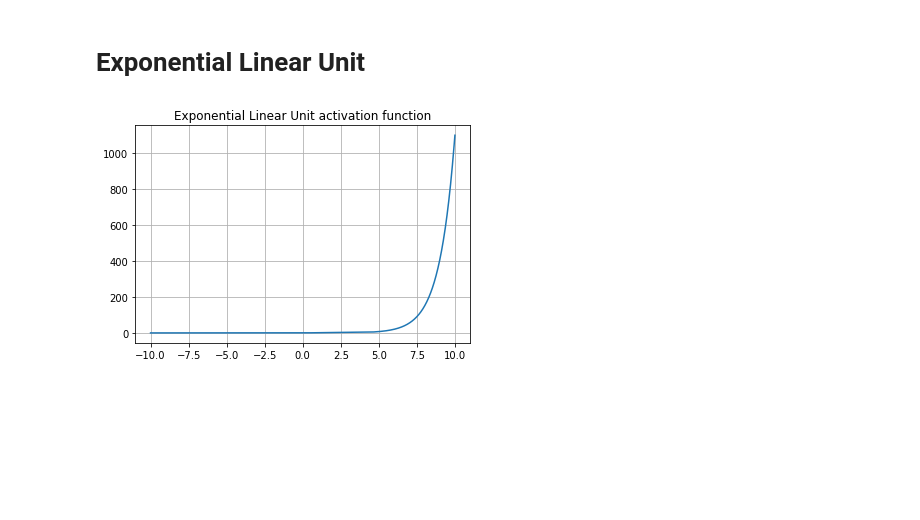
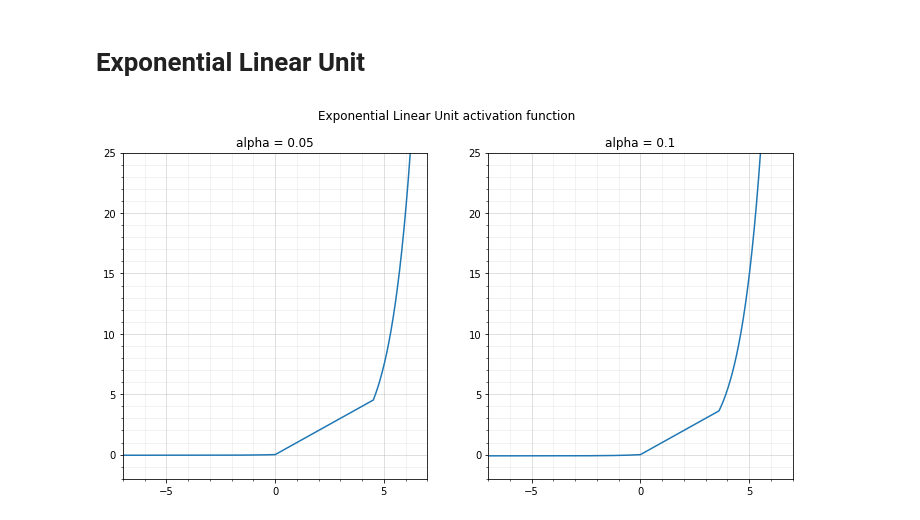
Before and after one commit to Meet-Kalariya/Activation-Function-EXP1, a Jupyter notebook: EXP_1.ipynb, the cells around one changed output. Cells and saved outputs as stored; diff of their text form; code cells hidden in the pictures; blank space fills up the shorter version.

```diff
--- a/EXP_1.ipynb
+++ b/EXP_1.ipynb
@@ -87,18 +91,38 @@ plt.show()
 # %%
 import numpy as np
 import matplotlib
 import matplotlib.pyplot as plt
 %matplotlib inline
 
 
 def elu(z, alpha=0.01):
     return np.maximum(alpha*(np.exp(z)-1), z)
 
 z = np.linspace(-10, 10, 10000)
-plt.plot(z, elu(z, 0.05))
-plt.grid(True)
-plt.title("Exponential Linear Unit activation function")
-#plt.axis([-5, 5, -5, 5])
+fig = plt.figure(figsize=(12, 6))
+ax1=fig.add_subplot(121)
+ax2=fig.add_subplot(122)
+ax1.plot(z, elu(z, 0.05))
+ax2.plot(z,elu(z,0.1))
+ax1.set_title("alpha = 0.05")
+ax2.set_title("alpha = 0.1")
+minor_ticks = np.arange(-100, 101, 1)
+major_ticks = np.arange(-100, 101, 5)
+ax1.set_xticks(major_ticks)
+ax1.set_xticks(minor_ticks, minor=True)
+ax1.set_yticks(major_ticks)
+ax1.set_yticks(minor_ticks, minor=True)
+ax1.grid(which='minor', alpha=0.2)
+ax1.grid(which='major', alpha=0.5)
+ax2.set_xticks(major_ticks)
+ax2.set_xticks(minor_ticks, minor=True)
+ax2.set_yticks(major_ticks)
+ax2.set_yticks(minor_ticks, minor=True)
+ax2.grid(which='minor', alpha=0.2)
+ax2.grid(which='major', alpha=0.5)
+fig.suptitle("Exponential Linear Unit activation function")
+ax1.axis([-7, 7, -2, 25])
+ax2.axis([-7, 7, -2, 25])
 plt.show()
 # %% [output]
-[figure, old version]
+[figure, new version]
```
Also changed, not shown: parts of 1 cell of this notebook.
